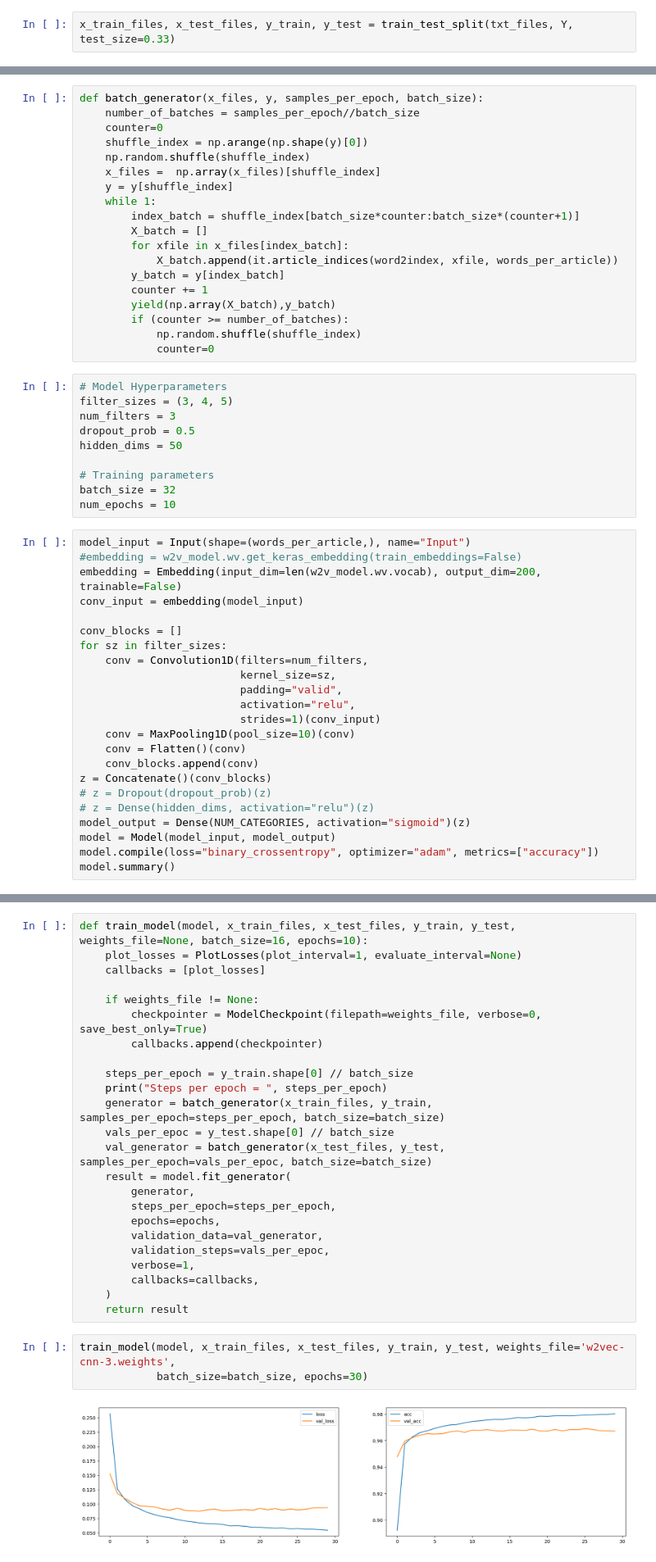
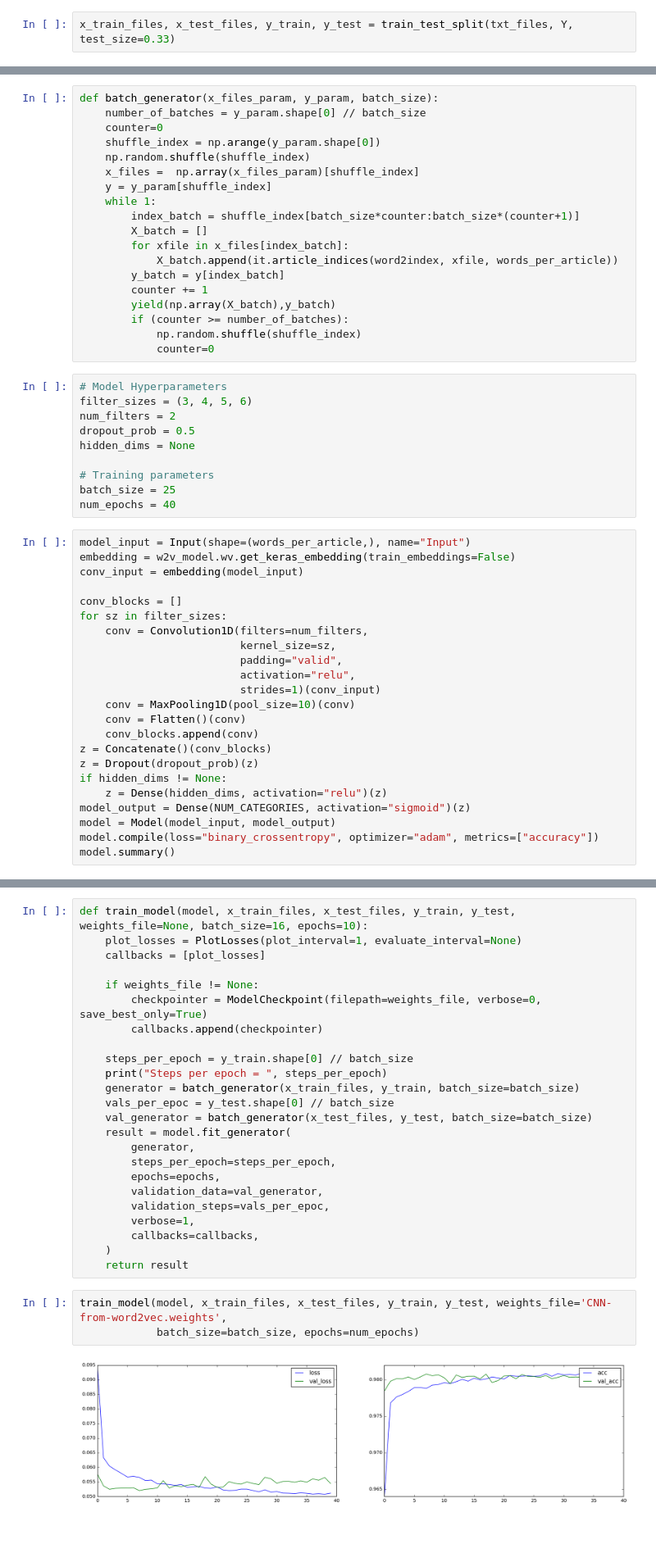
Before and after one commit to jschwindt/proyecto-lab-ml-itba, a Jupyter notebook: CNN-from-word2vec.ipynb, the cells around one changed output, grey strips where cells are left out. Shown at 82% size. Drawn from its saved outputs; the diff is of its cells as text; blank space fills up the shorter version.

```diff
--- a/CNN-from-word2vec.ipynb
+++ b/CNN-from-word2vec.ipynb
@@ -51,11 +53,11 @@ len(x_train_files)
 # %%
-def batch_generator(x_files, y, samples_per_epoch, batch_size):
-    number_of_batches = samples_per_epoch//batch_size
+def batch_generator(x_files_param, y_param, batch_size):
+    number_of_batches = y_param.shape[0] // batch_size
     counter=0
-    shuffle_index = np.arange(np.shape(y)[0])
+    shuffle_index = np.arange(y_param.shape[0])
     np.random.shuffle(shuffle_index)
-    x_files =  np.array(x_files)[shuffle_index]
-    y = y[shuffle_index]
+    x_files =  np.array(x_files_param)[shuffle_index]
+    y = y_param[shuffle_index]
     while 1:
         index_batch = shuffle_index[batch_size*counter:batch_size*(counter+1)]
         X_batch = []
@@ -69,18 +71,17 @@ def batch_generator(x_files, y, samples_per_epoch, batch_size):
             counter=0
 # %%
 # Model Hyperparameters
-filter_sizes = (3, 4, 5)
-num_filters = 3
+filter_sizes = (3, 4, 5, 6)
+num_filters = 2
 dropout_prob = 0.5
-hidden_dims = 50
+hidden_dims = None
 
 # Training parameters
-batch_size = 32
-num_epochs = 10
+batch_size = 25
+num_epochs = 40
 # %%
 model_input = Input(shape=(words_per_article,), name="Input")
-#embedding = w2v_model.wv.get_keras_embedding(train_embeddings=False)
-embedding = Embedding(input_dim=len(w2v_model.wv.vocab), output_dim=200, trainable=False)
+embedding = w2v_model.wv.get_keras_embedding(train_embeddings=False)
 conv_input = embedding(model_input)
 
 conv_blocks = []
@@ -94,8 +95,9 @@ for sz in filter_sizes:
     conv = Flatten()(conv)
     conv_blocks.append(conv)
 z = Concatenate()(conv_blocks)
-# z = Dropout(dropout_prob)(z)
-# z = Dense(hidden_dims, activation="relu")(z)
+z = Dropout(dropout_prob)(z)
+if hidden_dims != None:
+    z = Dense(hidden_dims, activation="relu")(z)
 model_output = Dense(NUM_CATEGORIES, activation="sigmoid")(z)
 model = Model(model_input, model_output)
 model.compile(loss="binary_crossentropy", optimizer="adam", metrics=["accuracy"])
@@ -129,9 +131,9 @@ def train_model(model, x_train_files, x_test_files, y_train, y_test, weights_fil
 
     steps_per_epoch = y_train.shape[0] // batch_size
     print("Steps per epoch = ", steps_per_epoch)
-    generator = batch_generator(x_train_files, y_train, samples_per_epoch=steps_per_epoch, batch_size=batch_size)
+    generator = batch_generator(x_train_files, y_train, batch_size=batch_size)
     vals_per_epoc = y_test.shape[0] // batch_size
-    val_generator = batch_generator(x_test_files, y_test, samples_per_epoch=vals_per_epoc, batch_size=batch_size)
+    val_generator = batch_generator(x_test_files, y_test, batch_size=batch_size)
     result = model.fit_generator(
         generator,
         steps_per_epoch=steps_per_epoch,
@@ -143,7 +145,7 @@ def train_model(model, x_train_files, x_test_files, y_train, y_test, weights_fil
     )
     return result
 # %%
-train_model(model, x_train_files, x_test_files, y_train, y_test, weights_file='w2vec-cnn-3.weights',
-            batch_size=batch_size, epochs=30)
+train_model(model, x_train_files, x_test_files, y_train, y_test, weights_file='CNN-from-word2vec.weights',
+            batch_size=batch_size, epochs=num_epochs)
 # %% [output]
-[figure, old version]
+[figure, new version]
```
Also changed, not shown: parts of 16 cells of this notebook, 10 other files.
